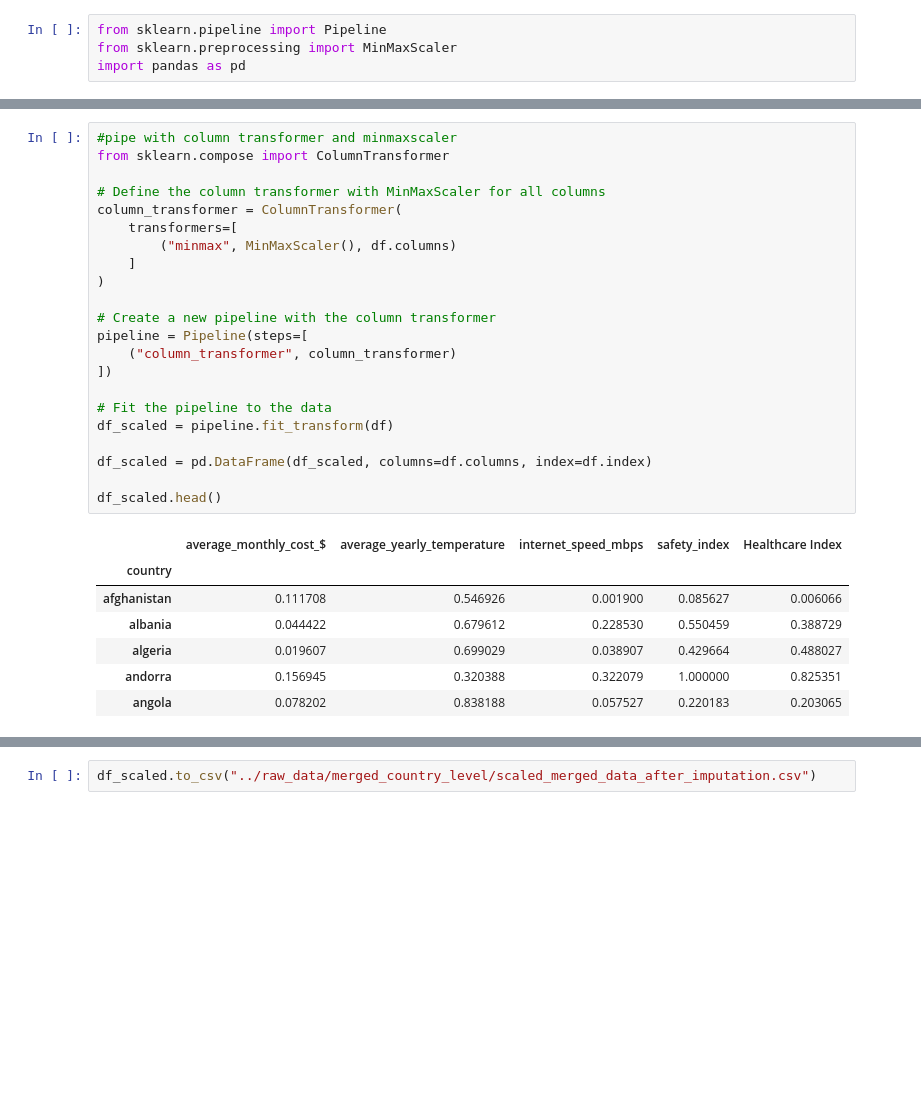
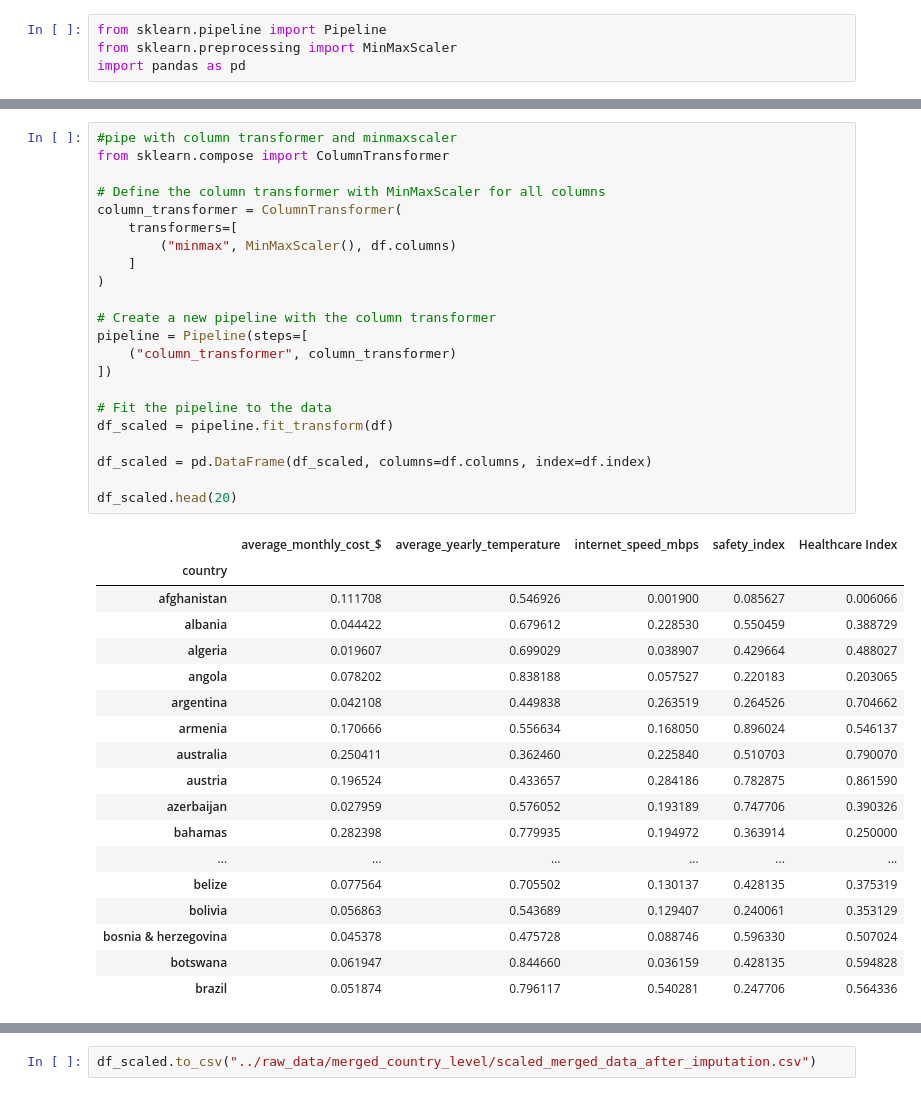
Before and after one commit to Brgtt07/project_ics, a Jupyter notebook: notebooks/pipeline.ipynb, the cells around one changed output, grey strips where cells are left out. Saved outputs shown, nothing was run; the diff lists cells and outputs as text; blank space fills up the shorter version.

```diff
--- a/notebooks/pipeline.ipynb
+++ b/notebooks/pipeline.ipynb
@@ -34,33 +45,44 @@ df.describe()
 # %%
 #pipe with column transformer and minmaxscaler
 from sklearn.compose import ColumnTransformer
 
 # Define the column transformer with MinMaxScaler for all columns
 column_transformer = ColumnTransformer(
     transformers=[
         ("minmax", MinMaxScaler(), df.columns)
     ]
 )
 
 # Create a new pipeline with the column transformer
 pipeline = Pipeline(steps=[
     ("column_transformer", column_transformer)
 ])
 
 # Fit the pipeline to the data
 df_scaled = pipeline.fit_transform(df)
 
 df_scaled = pd.DataFrame(df_scaled, columns=df.columns, index=df.index)
 
-df_scaled.head()
+df_scaled.head(20)
 # %% [output]
 |  | average_monthly_cost_$ | average_yearly_temperature | internet_speed_mbps | safety_index | Healthcare Index |
 | country |  |  |  |  |  |
 | afghanistan | 0.111708 | 0.546926 | 0.001900 | 0.085627 | 0.006066 |
 | albania | 0.044422 | 0.679612 | 0.228530 | 0.550459 | 0.388729 |
 | algeria | 0.019607 | 0.699029 | 0.038907 | 0.429664 | 0.488027 |
-| andorra | 0.156945 | 0.320388 | 0.322079 | 1.000000 | 0.825351 |
 | angola | 0.078202 | 0.838188 | 0.057527 | 0.220183 | 0.203065 |
+| argentina | 0.042108 | 0.449838 | 0.263519 | 0.264526 | 0.704662 |
+| armenia | 0.170666 | 0.556634 | 0.168050 | 0.896024 | 0.546137 |
+| australia | 0.250411 | 0.362460 | 0.225840 | 0.510703 | 0.790070 |
+| austria | 0.196524 | 0.433657 | 0.284186 | 0.782875 | 0.861590 |
+| azerbaijan | 0.027959 | 0.576052 | 0.193189 | 0.747706 | 0.390326 |
+| bahamas | 0.282398 | 0.779935 | 0.194972 | 0.363914 | 0.250000 |
+| ... | ... | ... | ... | ... | ... |
+| belize | 0.077564 | 0.705502 | 0.130137 | 0.428135 | 0.375319 |
+| bolivia | 0.056863 | 0.543689 | 0.129407 | 0.240061 | 0.353129 |
+| bosnia & herzegovina | 0.045378 | 0.475728 | 0.088746 | 0.596330 | 0.507024 |
+| botswana | 0.061947 | 0.844660 | 0.036159 | 0.428135 | 0.594828 |
+| brazil | 0.051874 | 0.796117 | 0.540281 | 0.247706 | 0.564336 |
 # %%
 df_scaled.describe()
 # %% [output]
```
Also changed, not shown: parts of 4 cells of this notebook, 4 other files.
